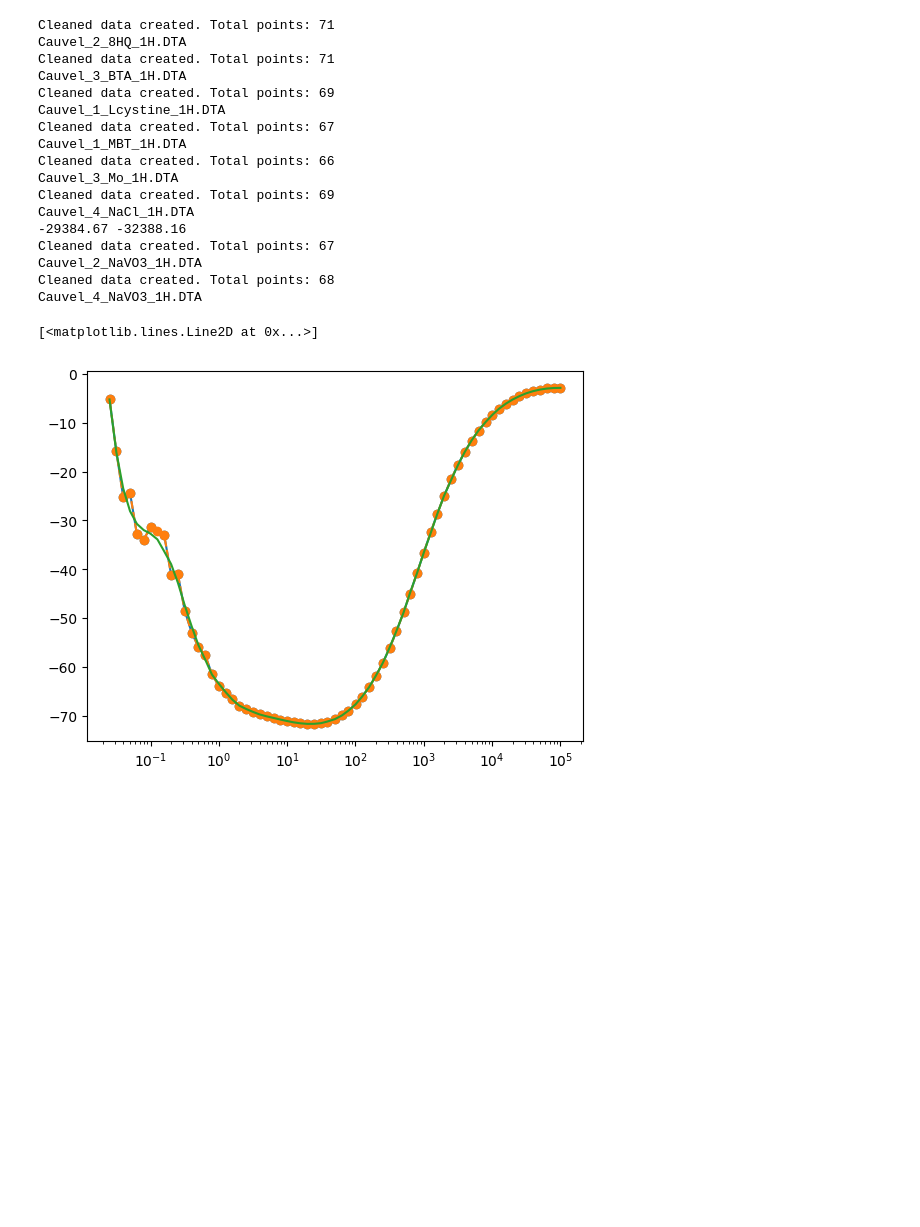
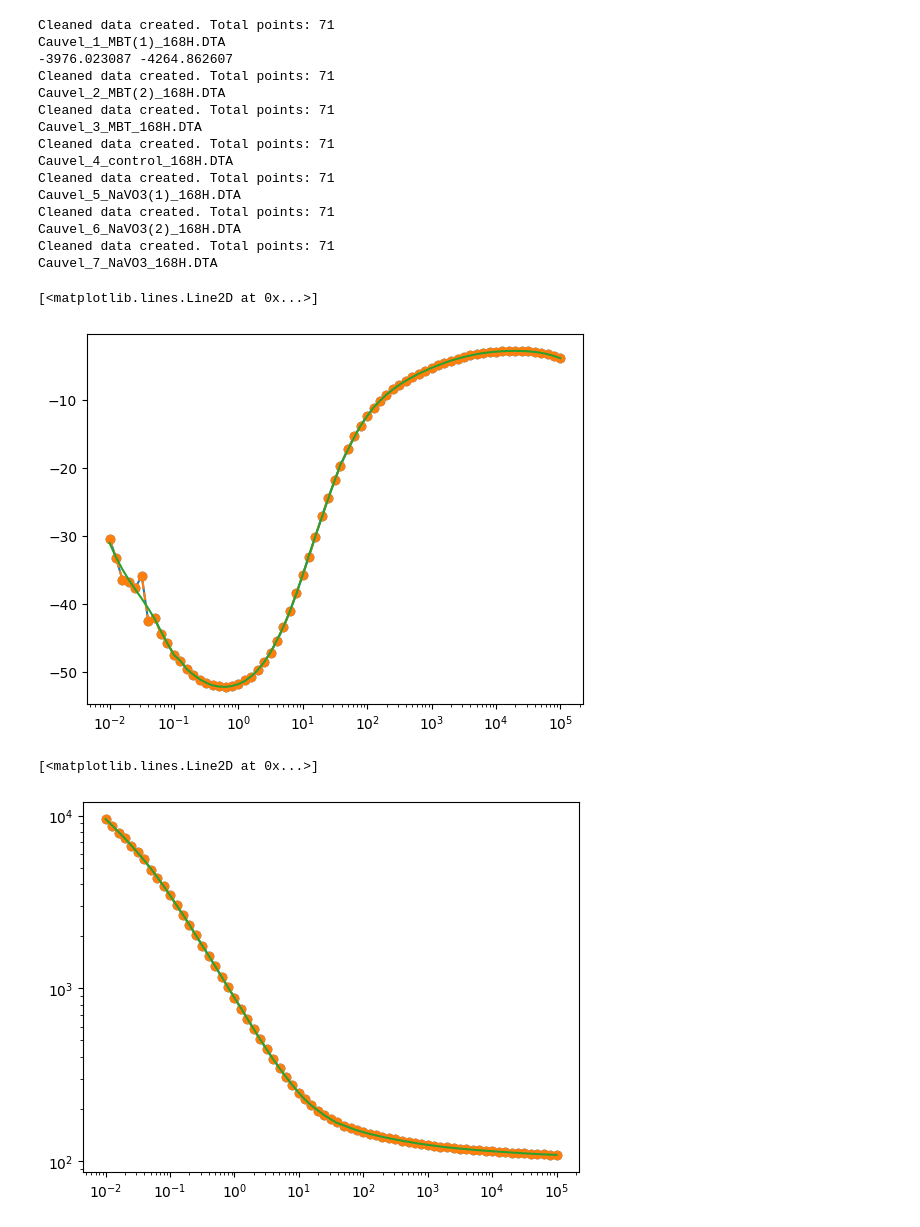
Before and after one commit to AlexandreCauvel/PEA, a Jupyter notebook: code/eis_plotter/savgol2_plotter.ipynb, the cells around one changed output. Saved outputs shown, nothing was run; the diff lists cells and outputs as text; code cells hidden in the pictures; blank space fills up the shorter version.

```diff
--- a/code/eis_plotter/savgol2_plotter.ipynb
+++ b/code/eis_plotter/savgol2_plotter.ipynb
@@ -10,21 +10,22 @@ from scipy.interpolate import make_splrep
 import math
 from scipy.signal import savgol_filter
 
-main_dir = Path(r"C:\Users\Alexa\Desktop\PEA\EIS_data\inhibitors")
-file_list = list(main_dir.rglob('*_1H.DTA'))
+main_dir = Path(r"C:\Users\Alexa\Desktop\PEA\EIS_data\LDH_EIS_2_plot")
+file_list = list(main_dir.rglob('*_168H.DTA'))
 
 all_datasets = []
 
 for filename in file_list:
     parser = gamry_parser.GamryParser()
     parser.load(filename)
+    header_data = parser.get_header()
     data = parser.curves[0]
     eis_data = {
         'name':str(filename).split("\\")[-1],
         'Pt': data.index.values,
-        'Zreal':data['Zreal'].values,
-        'Zimag':-data['Zimag'].values,
-        'Zmod':data['Zmod'].values,
+        'Zreal':data['Zreal'].values*header_data.get('AREA'),
+        'Zimag':-data['Zimag'].values*header_data.get('AREA'),
+        'Zmod':data['Zmod'].values*header_data.get('AREA'),
         'Zphz':data['Zphz'].values,
         'Freq':data['Freq'].values
     }
@@ -32,9 +33,9 @@ for filename in file_list:
     eis_data_clean = {
         'name':str(filename).split("\\")[-1],
         'Pt': data.index.values,
-        'Zreal':data['Zreal'].values,
-        'Zimag':data['Zimag'].values,
-        'Zmod':data['Zmod'].values,
+        'Zreal':data['Zreal'].values*header_data.get('AREA'),
+        'Zimag':data['Zimag'].values*header_data.get('AREA'),
+        'Zmod':data['Zmod'].values*header_data.get('AREA'),
         'Zphz':data['Zphz'].values,
         'Freq':data['Freq'].values
     }
@@ -92,26 +93,31 @@ for filename in file_list:
     print(eis_data['name'])
 # %% [output]
 Cleaned data created. Total points: 71
-Cauvel_2_8HQ_1H.DTA
+Cauvel_1_MBT(1)_168H.DTA
+-3976.023087 -4264.862607
 Cleaned data created. Total points: 71
-Cauvel_3_BTA_1H.DTA
-Cleaned data created. Total points: 69
-Cauvel_1_Lcystine_1H.DTA
-Cleaned data created. Total points: 67
-Cauvel_1_MBT_1H.DTA
-Cleaned data created. Total points: 66
-Cauvel_3_Mo_1H.DTA
-Cleaned data created. Total points: 69
-Cauvel_4_NaCl_1H.DTA
--29384.67 -32388.16
-Cleaned data created. Total points: 67
-Cauvel_2_NaVO3_1H.DTA
-Cleaned data created. Total points: 68
-Cauvel_4_NaVO3_1H.DTA
+Cauvel_2_MBT(2)_168H.DTA
+Cleaned data created. Total points: 71
+Cauvel_3_MBT_168H.DTA
+Cleaned data created. Total points: 71
+Cauvel_4_control_168H.DTA
+Cleaned data created. Total points: 71
+Cauvel_5_NaVO3(1)_168H.DTA
+Cleaned data created. Total points: 71
+Cauvel_6_NaVO3(2)_168H.DTA
+Cleaned data created. Total points: 71
+Cauvel_7_NaVO3_168H.DTA
 # %%
-plt.semilogx(all_datasets[6]['eis_data']['Freq'],all_datasets[6]['eis_data']['Zphz'],'o-')
-plt.semilogx(all_datasets[6]['eis_data_clean']['Freq'],all_datasets[6]['eis_data_clean']['Zphz'],'o--')
-plt.semilogx(all_datasets[6]['eis_data_savgol']['Freq'],all_datasets[6]['eis_data_savgol']['Zphz'])
+plt.semilogx(all_datasets[5]['eis_data']['Freq'],all_datasets[5]['eis_data']['Zphz'],'o-')
+plt.semilogx(all_datasets[5]['eis_data_clean']['Freq'],all_datasets[5]['eis_data_clean']['Zphz'],'o--')
+plt.semilogx(all_datasets[5]['eis_data_savgol']['Freq'],all_datasets[5]['eis_data_savgol']['Zphz'])
 # %% [output]
 [<matplotlib.lines.Line2D at 0x...>]
-[figure, old version]
+[figure, new version]
+# %%
+plt.loglog(all_datasets[5]['eis_data']['Freq'],all_datasets[5]['eis_data']['Zmod'],'o-')
+plt.loglog(all_datasets[5]['eis_data_clean']['Freq'],all_datasets[5]['eis_data_clean']['Zmod'],'o--')
+plt.loglog(all_datasets[5]['eis_data_savgol']['Freq'],all_datasets[5]['eis_data_savgol']['Zmod'])
+# %% [output]
+[<matplotlib.lines.Line2D at 0x...>]
+[figure, added]
```
Also changed, not shown: parts of 6 cells of this notebook, 35 other files.
